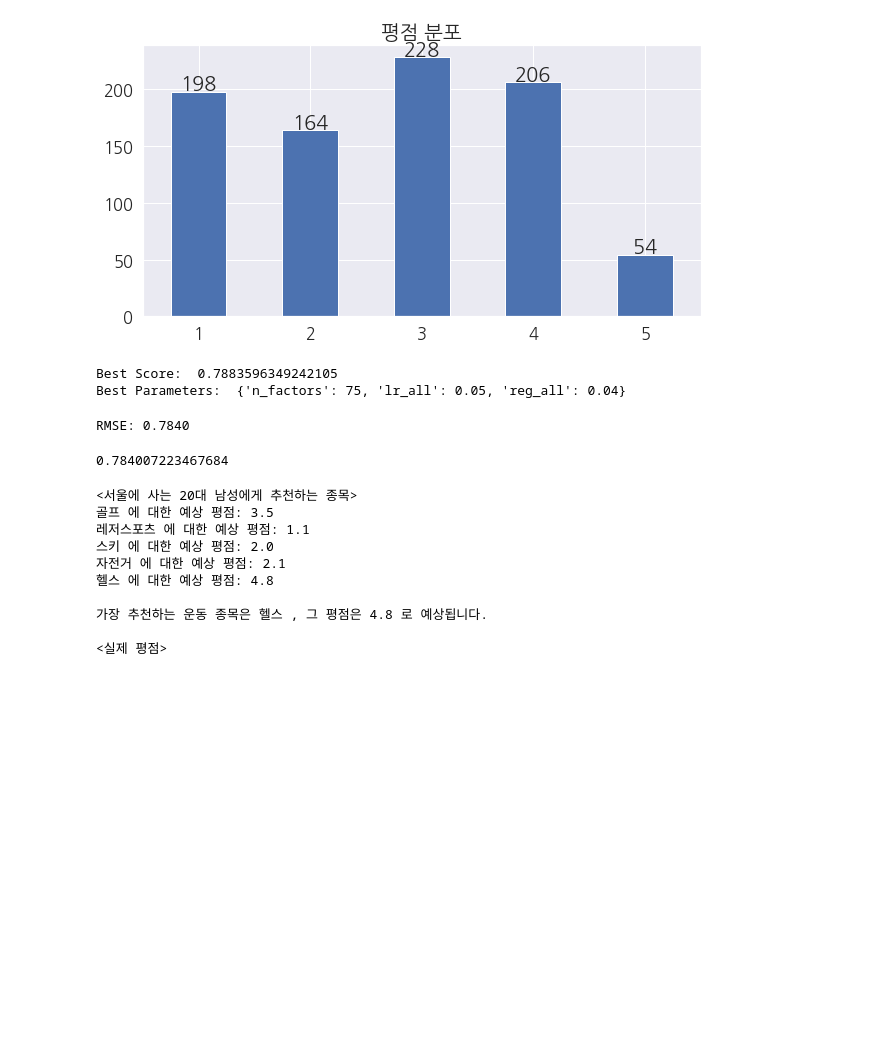
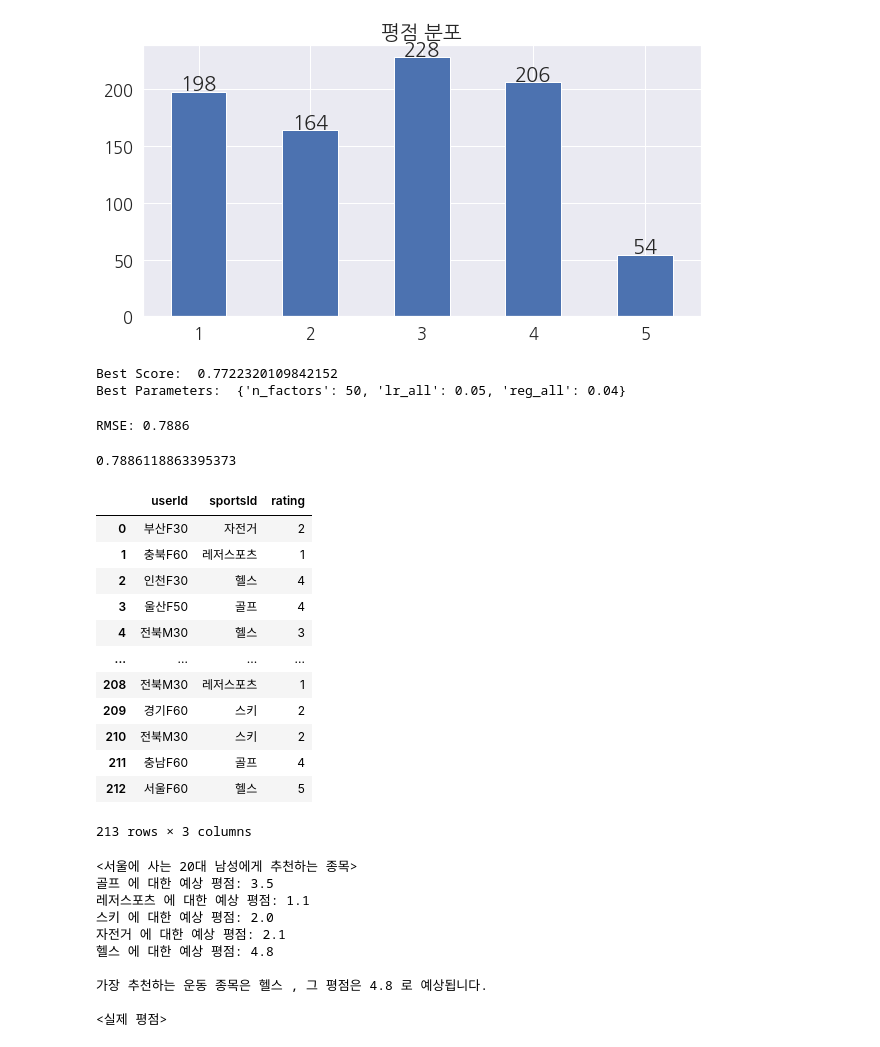
Before and after one commit to stat-thon/2022-project-sports-DATA-133, a Jupyter notebook: card_3_analysis.ipynb, the cells around one changed output. Cells and saved outputs as stored; diff of their text form; code cells hidden in the pictures; blank space fills up the shorter version.

```diff
--- a/card_3_analysis.ipynb
+++ b/card_3_analysis.ipynb
@@ -12,28 +12,24 @@ data_dir = 'D:/thon/project/tourism/2022년/카드데이터'
 
 card = pd.read_csv(data_dir + '/card_sports.csv') # load하는데 12초 소요
 card = card.drop(['Unnamed: 0', 'gb3', 'v3'], axis = 1) # 스포츠활동 대분류인 gb3 칼럼과, 세부지역인 v3 칼럼은 제거
-card['avg_spend'] = round(card['vlm'] / card['usec'], -1).astype(int) # 건당평균소비액 칼럼 생성
-card['ta_ym'] = pd.to_datetime(card['ta_ym'], format='%Y%m') # 데이터프레임화
-index_to_drop = card.loc[(card['gb2'] == '스포츠용품구매') | (card['gb2'] == '운동경기관람')].index # 스포츠 추천을 위한 클러스터링이므로 용품구매와 관람은 제외
+card = card.loc[card['gb3'] == '스포츠활동']
+card['avg_spend'] = round(card['vlm'] / card['usec'], -1).astype(int)
+index_to_drop = card.loc[(card['gb2'] == '스포츠용품구매') |
+(card['gb2'] == '운동경기관람')].index
 card = card.drop(index_to_drop, axis = 0)
 # %% [markdown]
 ## 추천시스템화
 # %%
 ### 평균소비액 이상치 제거
 # 평균소비액의 이상치 판단
-q3 = card['avg_spend'].quantile(0.75)
-q1 = card['avg_spend'].quantile(0.25)
+q1, q3 = card['avg_spend'].quantile([0.25, 0.75])
 iqr = q3 - q1
-card.loc[card['avg_spend'] > q3 + 1.5 * iqr]
-df = card.loc[card['avg_spend'] < q3 + 1.5 * iqr] # 이상치 제거한 데이터프레임
-
-### 취급액 0원 제거
-index_to_drop = df.loc[df['vlm'] == 0].index # 취급액이 0원인 행도 제거
+df = card.loc[card['avg_spend'] < q3 + 1.5 * iqr]
+index_to_drop = df.loc[df['vlm'] == 0].index
 df = df.drop(index_to_drop, axis = 0)
 
 ### 쓰지 않는 칼럼 제거
-df.drop(['v2','ta_ym', 'daw_ccd_r', 'apv_ts_dl_tm_r', 'avg_spend'], axis = 1, inplace = True) # 개인특성을 통해 행을 통합하기 위한 칼럼 제거 (거래지역, 거래연월, 평일휴일, 거래시점, 평균취급액)
-df.shape
+df.drop(['v2','ta_ym', 'daw_ccd_r', 'apv_ts_dl_tm_r', 'avg_spend'], axis = 1, inplace = True)
 
 ### 행 병합
 # 나이, 성별, 거주지, 종목명 별로 병합
@@ -42,19 +38,16 @@ new_df = new_df.reset_index() # 멀티인덱스 해제
 new_df['avg_spend'] = round(new_df['vlm'] / new_df['usec'], -1).astype(int) # 건당 평균취급액 칼럼 추가
 new_df['cln_age_r'] = new_df['cln_age_r'].astype(str)
 new_df['as_person'] = new_df['v1'] + new_df['sex_ccd'] + new_df['cln_age_r']
-new_df.drop(['vlm', 'usec'], axis = 1, inplace = True)
 
 ### 새로운 칼럼 'rating' 생성
 # new_df['avg_spend'] 5개 구간으로 나눠서 레이팅 지표로 삼기
-rating_cluster_num = 5 # 구간 개수 지정
-bins = pd.cut(new_df['avg_spend'], rating_cluster_num, labels = ['1', '2', '3', '4', '5']) # 평균소비액의 구간 나누고 구간 순서대로 평점 1점에서 5점이라고 명명
-new_df['rating'] = bins # new_df 칼럼으로 추가
+bins = pd.cut(new_df['avg_spend'], 5, labels = ['1', '2', '3', '4', '5'])
+new_df['rating'] = bins
 
 ### SVD에 사용할 칼럼만 다시 추출
-recommend_df = new_df[['as_person', 'gb2', 'rating']] # 사용할 칼럼만 추출
-recommend_df.columns = ['userId', 'sportsId', 'rating'] # 칼럼명 변경
-recommend_df['rating'].astype(int) # 정수화
-recommend_df
+recommend_df = new_df[['as_person', 'gb2', 'rating']]
+recommend_df.columns = ['userId', 'sportsId', 'rating']
+recommend_df['rating'].astype(int)
 
 ### 추천시스템 데이터셋
 from surprise import Reader, Dataset # SVD model의 dataset
@@ -107,21 +102,40 @@ print('Best Parameters: ', gs.best_params['rmse'])
 
 ### 왜 할 때마다 달라지냐
 # %% [output]
-Best Score:  0.7883596349242105
-Best Parameters:  {'n_factors': 75, 'lr_all': 0.05, 'reg_all': 0.04}
+Best Score:  0.7722320109842152
+Best Parameters:  {'n_factors': 50, 'lr_all': 0.05, 'reg_all': 0.04}
 # %%
 ### SVD 모델 적용하여 predict
 from surprise import accuracy
 from surprise.model_selection import train_test_split
 
 model = SVD(n_factors = 100, lr_all = 0.05, reg_all = 0.04)
-trainset, testset = train_test_split(data, test_size=.25)
+trainset, testset = train_test_split(data, test_size = .25)
 model.fit(trainset)
 predictions = model.test(testset)
 accuracy.rmse(predictions)
 # %% [output]
-RMSE: 0.7840
+RMSE: 0.7886
-0.784007223467684
+0.7886118863395373
+# %%
+a = pd.DataFrame(testset)
+a.columns = ['userId', 'sportsId', 'rating']
+a['rating'] = a['rating'].astype(int)
+a
+# %% [output]
+|  | userId | sportsId | rating |
+| 0 | 부산F30 | 자전거 | 2 |
+| 1 | 충북F60 | 레저스포츠 | 1 |
+| 2 | 인천F30 | 헬스 | 4 |
+| 3 | 울산F50 | 골프 | 4 |
+| 4 | 전북M30 | 헬스 | 3 |
+| ... | ... | ... | ... |
+| 208 | 전북M30 | 레저스포츠 | 1 |
+| 209 | 경기F60 | 스키 | 2 |
+| 210 | 전북M30 | 스키 | 2 |
+| 211 | 충남F60 | 골프 | 4 |
+| 212 | 서울F60 | 헬스 | 5 |
+213 rows × 3 columns
 # %%
 ### 특정 집단 특성에 대한 추천 예시
 # 예: 서울에 사는 20대 남성에게 가장 추천하는 스포츠는?
```
Also changed, not shown: parts of 2 cells of this notebook, 3 other files.
